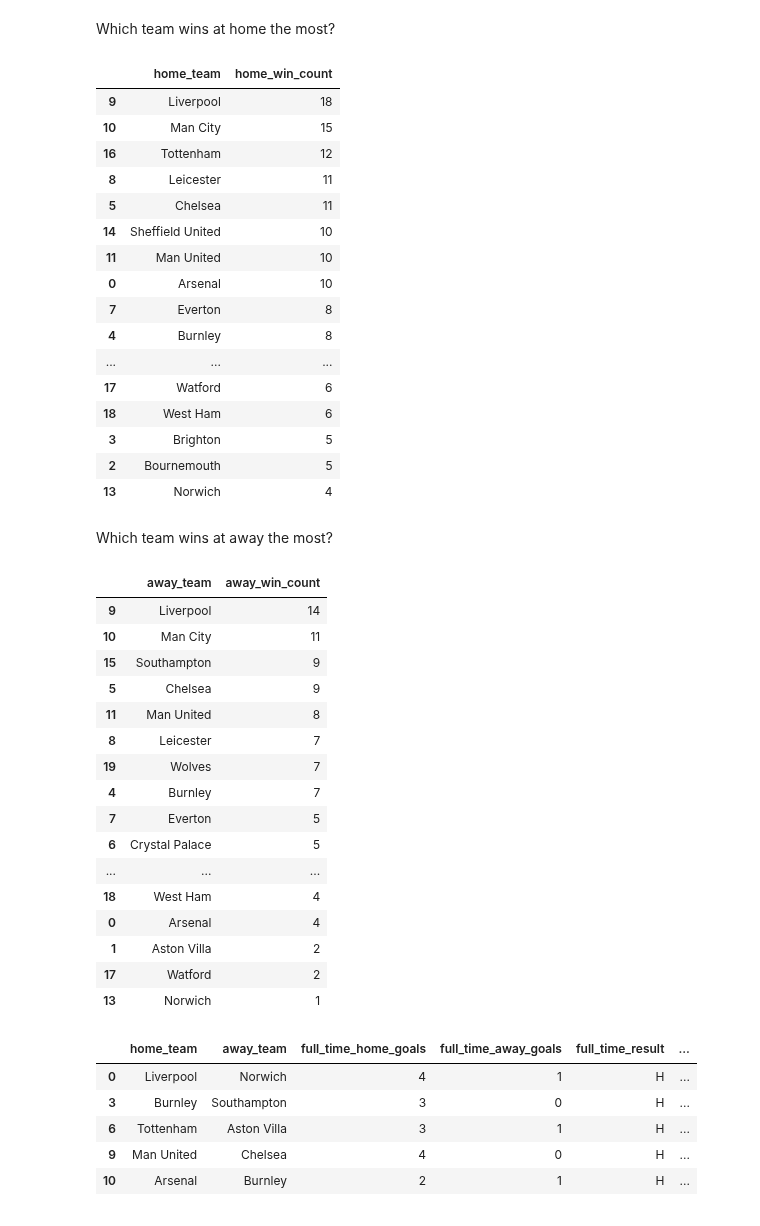
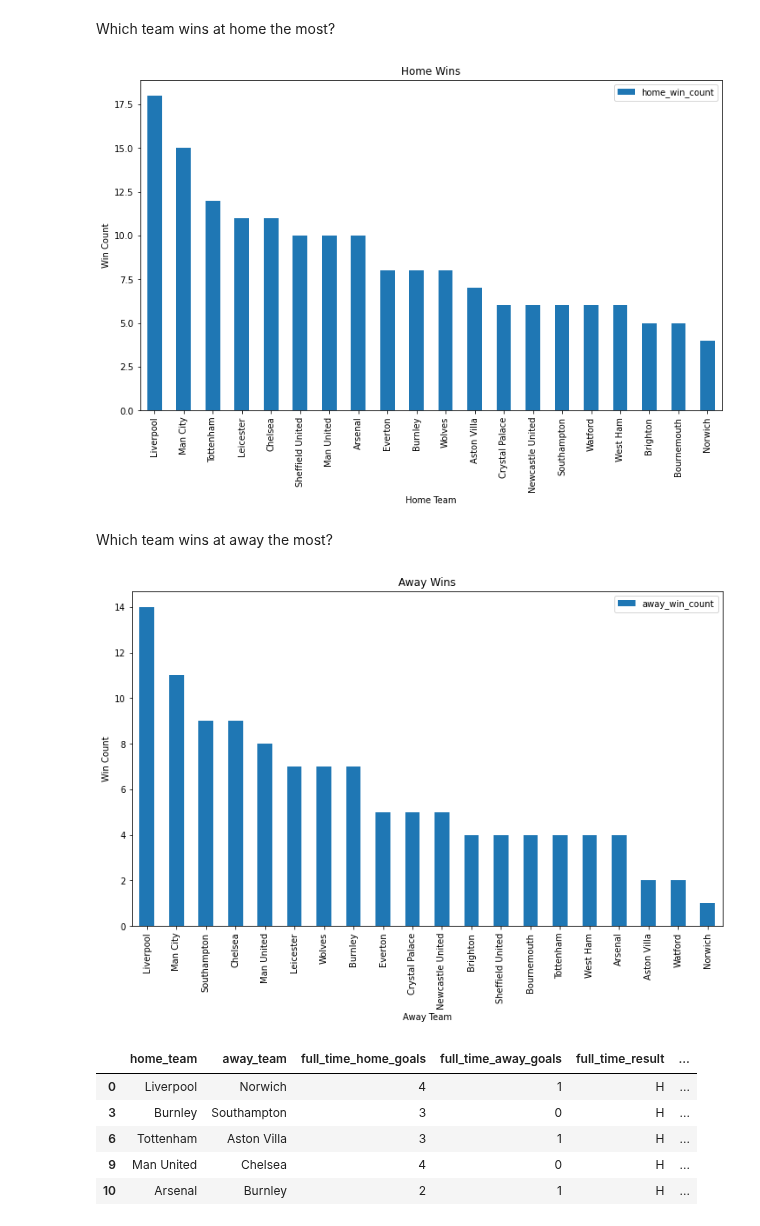
Before and after one commit to CharlesPeterMcCarthy/english-premier-league-2019-2020-statistical-analysis, a Jupyter notebook: epl-2019-2020.ipynb, the cells around one changed output. Cells and saved outputs as stored; diff of their text form; code cells hidden in the pictures.

```diff
--- a/epl-2019-2020.ipynb
+++ b/epl-2019-2020.ipynb
@@ -1319,49 +1319,27 @@ Which team wins at home the most?
 # %%
 sorted_home_win_matches = home_win_matches.groupby(['home_team']).size().reset_index(name='home_win_count').sort_values('home_win_count', ascending=False)
 
-sorted_home_win_matches
+sorted_home_win_matches.set_index('home_team').plot(kind = 'bar')
+plt.xlabel('Home Team')
+plt.ylabel('Win Count')
+plt.title('Home Wins')
+
+plt.show();
 # %% [output]
-|  | home_team | home_win_count |
-| 9 | Liverpool | 18 |
-| 10 | Man City | 15 |
-| 16 | Tottenham | 12 |
-| 8 | Leicester | 11 |
-| 5 | Chelsea | 11 |
-| 14 | Sheffield United | 10 |
-| 11 | Man United | 10 |
-| 0 | Arsenal | 10 |
-| 7 | Everton | 8 |
-| 4 | Burnley | 8 |
-| ... | ... | ... |
-| 17 | Watford | 6 |
-| 18 | West Ham | 6 |
-| 3 | Brighton | 5 |
-| 2 | Bournemouth | 5 |
-| 13 | Norwich | 4 |
+[figure, added]
 # %% [markdown]
 Which team wins at away the most?
 # %%
 sorted_away_win_matches = away_win_matches.groupby(['away_team']).size().reset_index(name='away_win_count').sort_values('away_win_count', ascending=False)
 
-sorted_away_win_matches
+sorted_away_win_matches.set_index('away_team').plot(kind = 'bar')
+plt.xlabel('Away Team')
+plt.ylabel('Win Count')
+plt.title('Away Wins')
+
+plt.show();
 # %% [output]
-|  | away_team | away_win_count |
-| 9 | Liverpool | 14 |
-| 10 | Man City | 11 |
-| 15 | Southampton | 9 |
-| 5 | Chelsea | 9 |
-| 11 | Man United | 8 |
-| 8 | Leicester | 7 |
-| 19 | Wolves | 7 |
-| 4 | Burnley | 7 |
-| 7 | Everton | 5 |
-| 6 | Crystal Palace | 5 |
-| ... | ... | ... |
-| 18 | West Ham | 4 |
-| 0 | Arsenal | 4 |
-| 1 | Aston Villa | 2 |
-| 17 | Watford | 2 |
-| 13 | Norwich | 1 |
+[figure, added]
 # %%
 pre_covid_home_win_matches = home_win_matches[home_win_matches.date < covid_break_date]
 post_covid_home_win_matches = home_win_matches[home_win_matches.date > covid_break_date]
```
Also changed, not shown: parts of 9 cells of this notebook.
